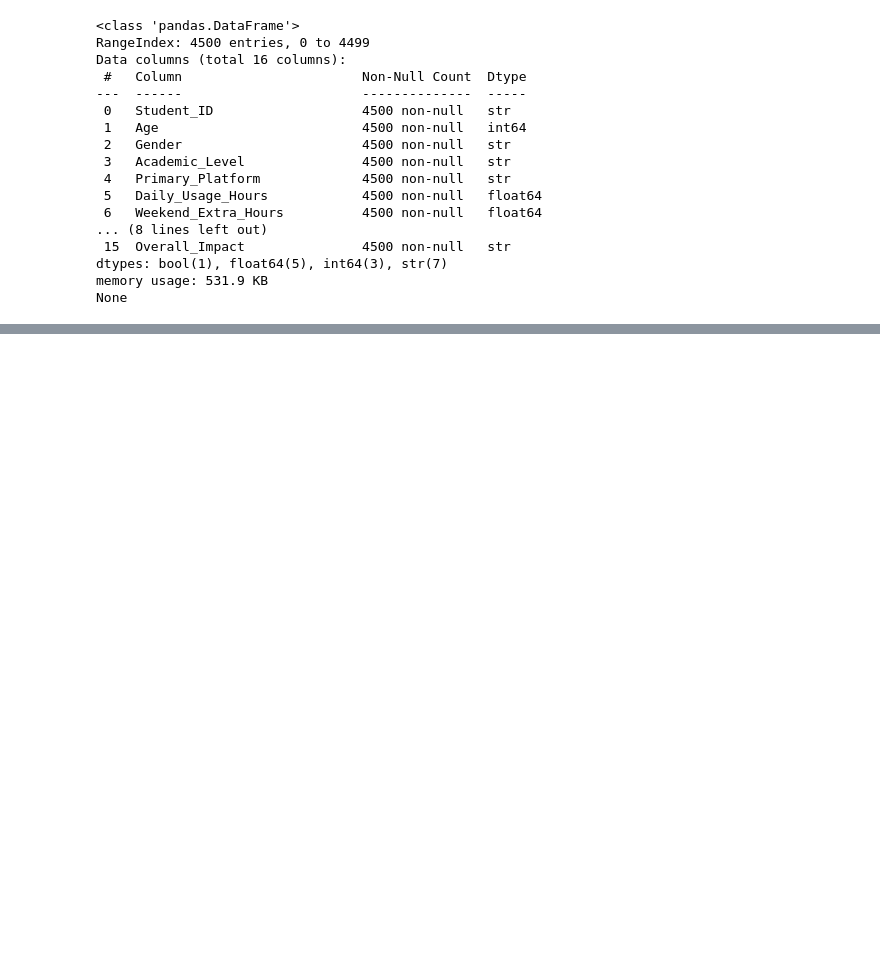
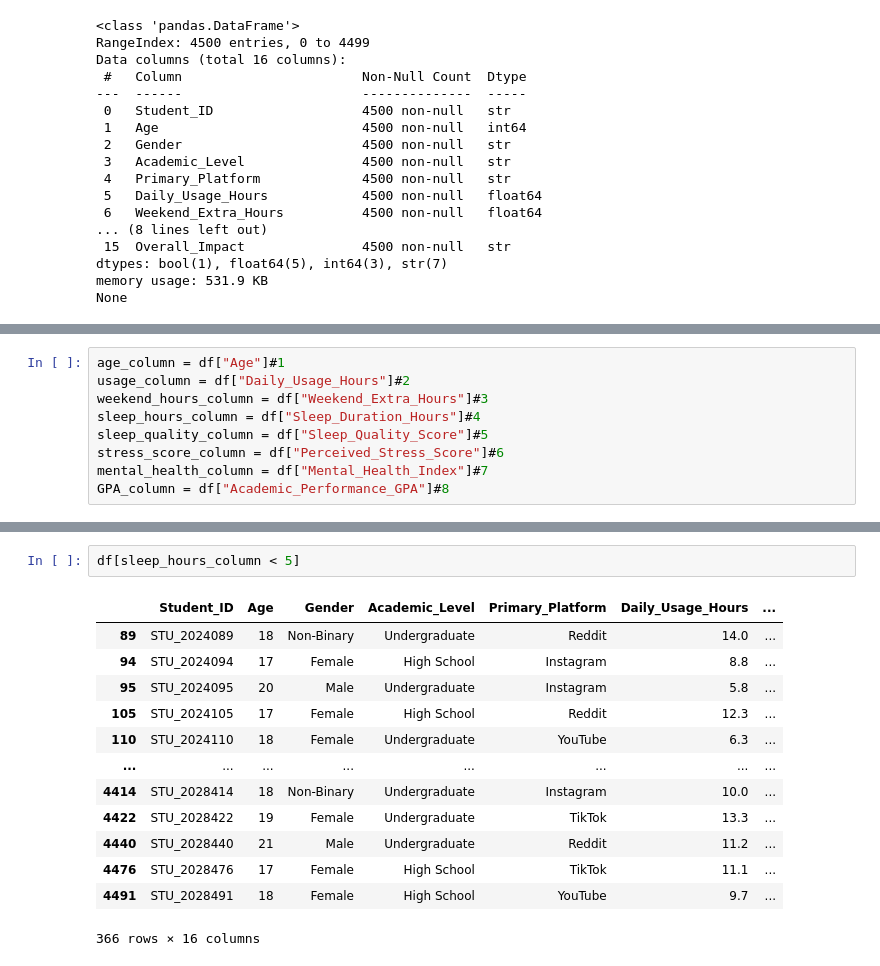
Before and after one commit to Innovators-for-Purpose/iFp-CS-Summer-Learning, a Jupyter notebook: Data-Analysis-Track/my-data-analysis.ipynb, the cells around one changed output, grey strips where cells are left out. Drawn from its saved outputs; the diff is of its cells as text; blank space fills up the shorter version.

```diff
--- a/Data-Analysis-Track/my-data-analysis.ipynb
+++ b/Data-Analysis-Track/my-data-analysis.ipynb
@@ -76,0 +133,9 @@ df["Perceived_Stress_Score"] = df
+# %%
+age_column = df["Age"]#1
+usage_column = df["Daily_Usage_Hours"]#2
+weekend_hours_column = df["Weekend_Extra_Hours"]#3
+sleep_hours_column = df["Sleep_Duration_Hours"]#4
+sleep_quality_column = df["Sleep_Quality_Score"]#5
+stress_score_column = df["Perceived_Stress_Score"]#6
+mental_health_column = df["Mental_Health_Index"]#7
+GPA_column = df["Academic_Performance_GPA"]#8
@@ -76,0 +228,16 @@ df["Perceived_Stress_Score"] = df
+# %%
+df[sleep_hours_column < 5]
+# %% [output]
+|  | Student_ID | Age | Gender | Academic_Level | Primary_Platform | Daily_Usage_Hours | ... |
+| 89 | STU_2024089 | 18 | Non-Binary | Undergraduate | Reddit | 14.0 | ... |
+| 94 | STU_2024094 | 17 | Female | High School | Instagram | 8.8 | ... |
+| 95 | STU_2024095 | 20 | Male | Undergraduate | Instagram | 5.8 | ... |
+| 105 | STU_2024105 | 17 | Female | High School | Reddit | 12.3 | ... |
+| 110 | STU_2024110 | 18 | Female | Undergraduate | YouTube | 6.3 | ... |
+| ... | ... | ... | ... | ... | ... | ... | ... |
+| 4414 | STU_2028414 | 18 | Non-Binary | Undergraduate | Instagram | 10.0 | ... |
+| 4422 | STU_2028422 | 19 | Female | Undergraduate | TikTok | 13.3 | ... |
+| 4440 | STU_2028440 | 21 | Male | Undergraduate | Reddit | 11.2 | ... |
+| 4476 | STU_2028476 | 17 | Female | High School | TikTok | 11.1 | ... |
+| 4491 | STU_2028491 | 18 | Female | High School | YouTube | 9.7 | ... |
+366 rows × 16 columns
```
Also changed, not shown: parts of 17 cells of this notebook, 1 other file.
